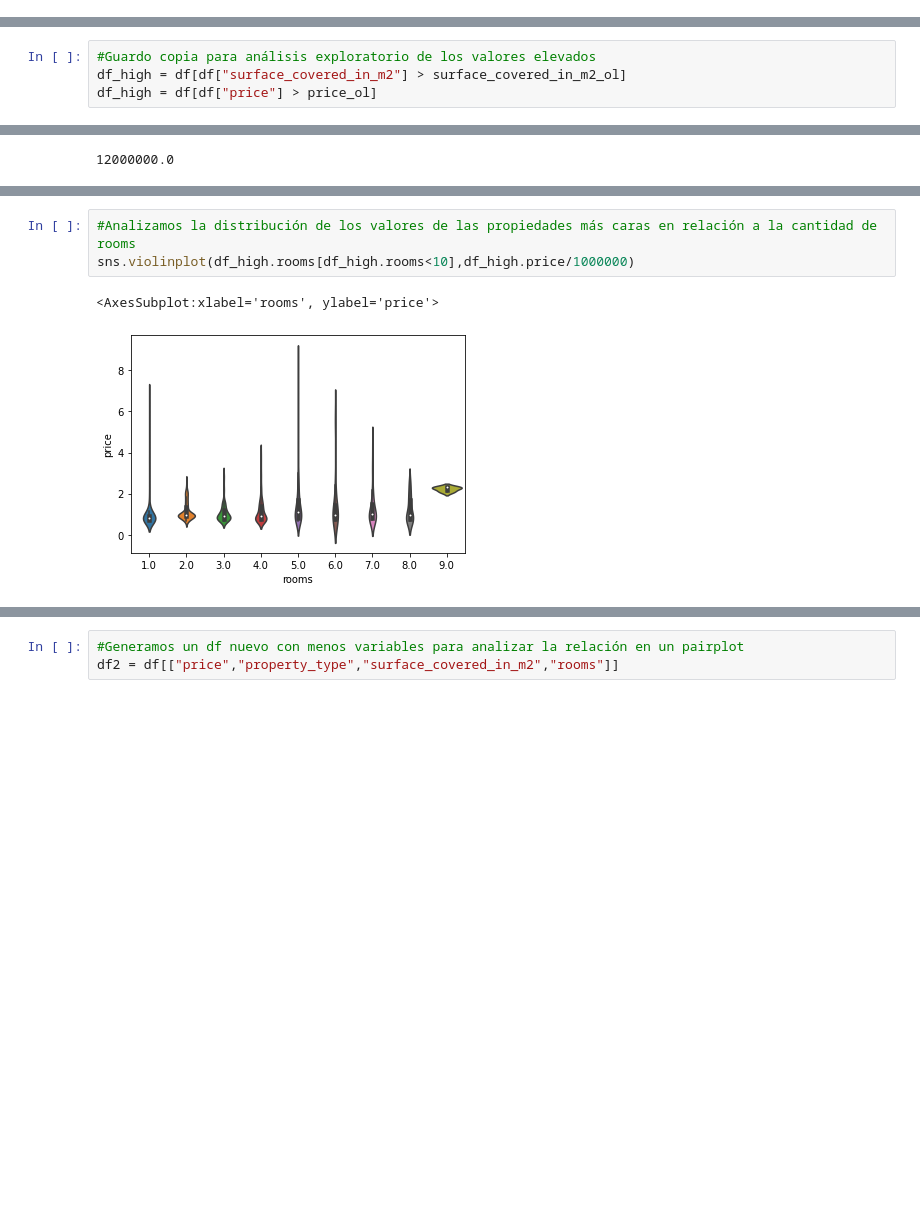
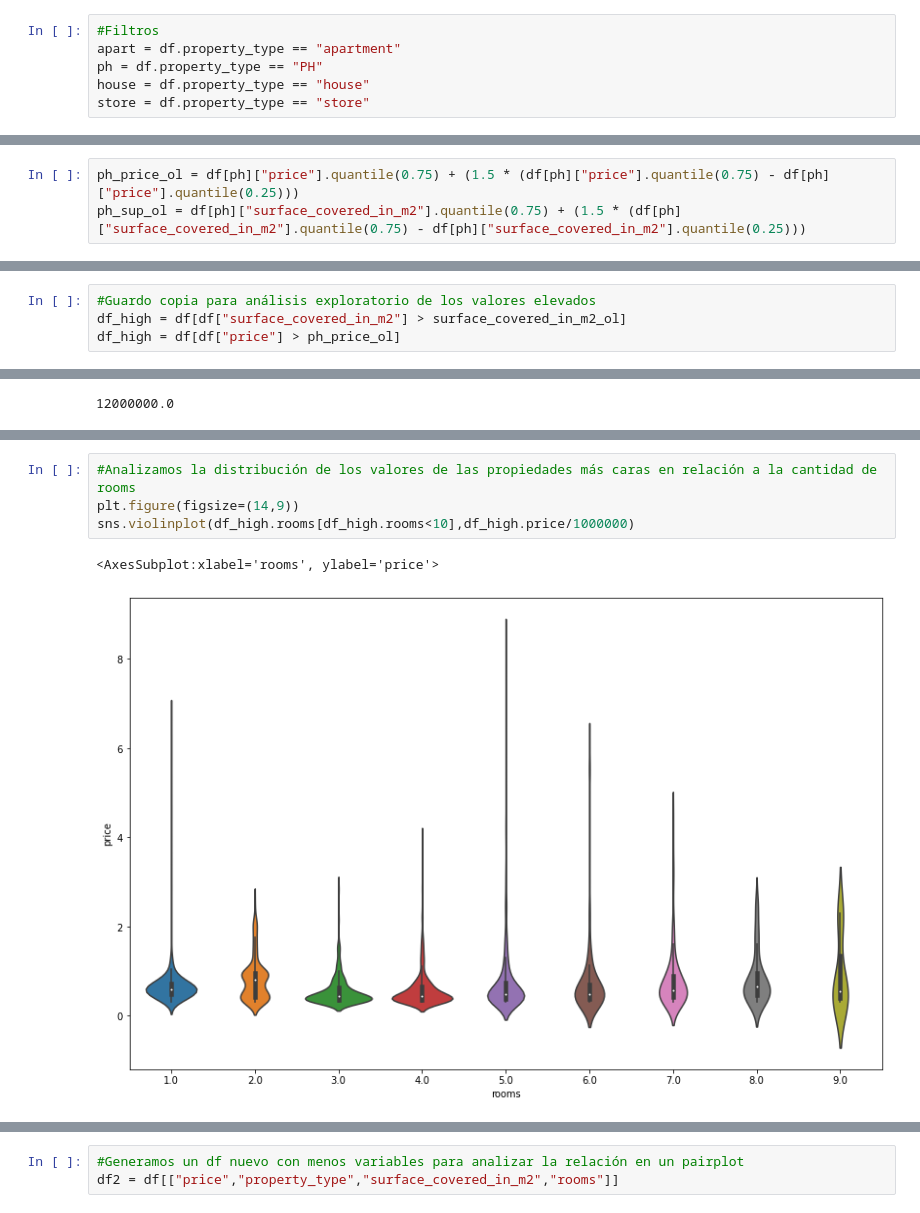
Before and after one commit to Properati-Analysis/TP2, a Jupyter notebook: NewTP1.ipynb, the cells around one changed output, grey strips where cells are left out. Cells and saved outputs as stored; diff of their text form; blank space fills up the shorter version.

Commit message:
Cleaning outliers by property type

```diff
--- a/NewTP1.ipynb
+++ b/NewTP1.ipynb
@@ -98,3 +99,9 @@ df = df[df.currency == "USD"]
 df.shape
 # %% [output]
 (55795, 18)
+# %%
+#Filtros
+apart = df.property_type == "apartment"
+ph = df.property_type == "PH"
+house = df.property_type == "house"
+store = df.property_type == "store"
@@ -100,0 +111,3 @@ df.shape
+# %%
+ph_price_ol = df[ph]["price"].quantile(0.75) + (1.5 * (df[ph]["price"].quantile(0.75) - df[ph]["price"].quantile(0.25)))
+ph_sup_ol = df[ph]["surface_covered_in_m2"].quantile(0.75) + (1.5 * (df[ph]["surface_covered_in_m2"].quantile(0.75) - df[ph]["surface_covered_in_m2"].quantile(0.25)))
@@ -101 +120,5 @@ df.shape
+# %%
+#Guardo copia para análisis exploratorio de los valores elevados
+df_high = df[df["surface_covered_in_m2"] > surface_covered_in_m2_ol]
+df_high = df[df["price"] > ph_price_ol]
 # %%
@@ -105,4 +126,0 @@ surface_covered_in_m2_ol = df["surface_covered_in_m2"].quantile(0.8) + (1.5 * (d
-# %%
-#Guardo copia para análisis exploratorio de los valores elevados
-df_high = df[df["surface_covered_in_m2"] > surface_covered_in_m2_ol]
-df_high = df[df["price"] > price_ol]
@@ -207,9 +245,10 @@ sns.violinplot(df.rooms[df.rooms<7],df.price/100000)
 # %%
 #Analizamos la distribución de los valores de las propiedades más caras en relación a la cantidad de rooms
+plt.figure(figsize=(14,9))
 sns.violinplot(df_high.rooms[df_high.rooms<10],df_high.price/1000000)
 # %% [output]
 <AxesSubplot:xlabel='rooms', ylabel='price'>
-[figure, old version]
+[figure, new version]
 # %%
 #Analizamos el valor de las propiedadse por rango de metros cuadrados cubiertos
 plt.figure(figsize=(15,10))
```
Also changed, not shown: parts of 31 cells of this notebook.
